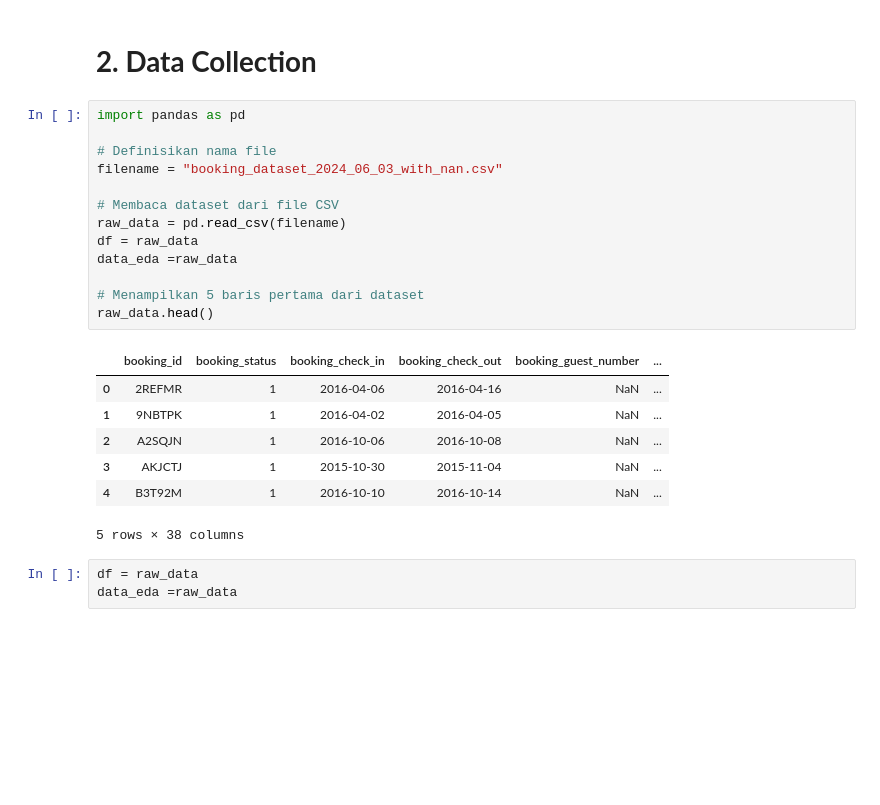
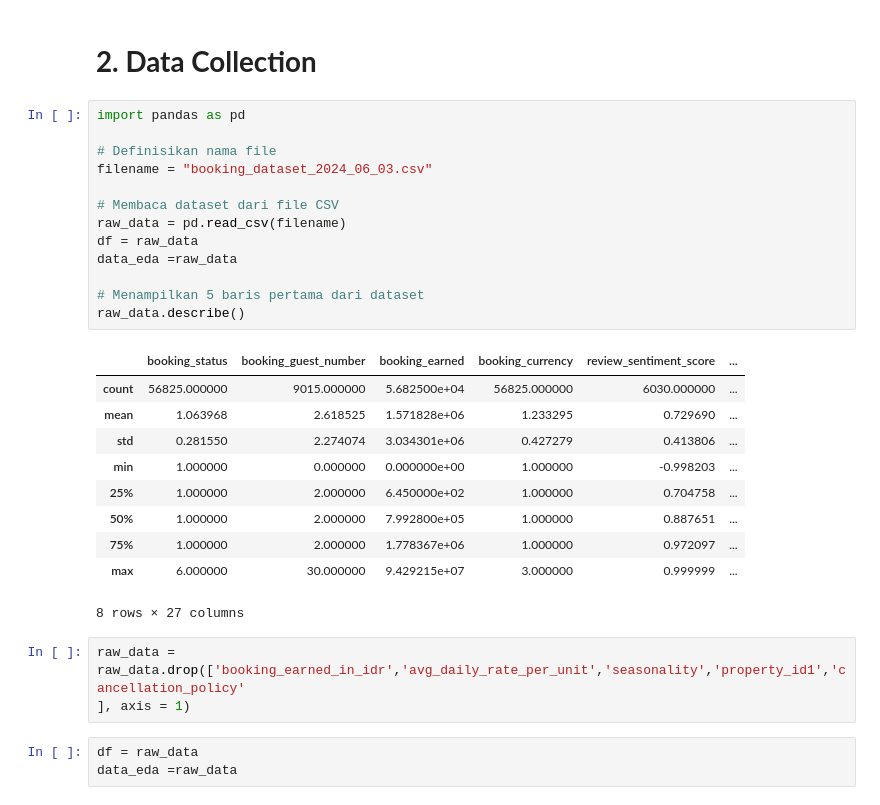
Before and after one commit to reshameir/c241-rp01-bangkit-capstone, a Jupyter notebook: chapstone.ipynb, the cells around one changed output. Saved outputs shown, nothing was run; the diff lists cells and outputs as text; blank space fills up the shorter version.

```diff
--- a/chapstone.ipynb
+++ b/chapstone.ipynb
@@ -50,24 +51,30 @@ warnings.filterwarnings('ignore')
 # %%
 import pandas as pd
 
 # Definisikan nama file
-filename = "booking_dataset_2024_06_03_with_nan.csv"
+filename = "booking_dataset_2024_06_03.csv"
 
 # Membaca dataset dari file CSV
 raw_data = pd.read_csv(filename)
 df = raw_data
 data_eda =raw_data
 
 # Menampilkan 5 baris pertama dari dataset
-raw_data.head()
+raw_data.describe()
 # %% [output]
-|  | booking_id | booking_status | booking_check_in | booking_check_out | booking_guest_number | ... |
-| 0 | 2REFMR | 1 | 2016-04-06 | 2016-04-16 | NaN | ... |
-| 1 | 9NBTPK | 1 | 2016-04-02 | 2016-04-05 | NaN | ... |
-| 2 | A2SQJN | 1 | 2016-10-06 | 2016-10-08 | NaN | ... |
-| 3 | AKJCTJ | 1 | 2015-10-30 | 2015-11-04 | NaN | ... |
-| 4 | B3T92M | 1 | 2016-10-10 | 2016-10-14 | NaN | ... |
+|  | booking_status | booking_guest_number | booking_earned | booking_currency | review_sentiment_score | ... |
+| count | 56825.000000 | 9015.000000 | 5.682500e+04 | 56825.000000 | 6030.000000 | ... |
+| mean | 1.063968 | 2.618525 | 1.571828e+06 | 1.233295 | 0.729690 | ... |
+| std | 0.281550 | 2.274074 | 3.034301e+06 | 0.427279 | 0.413806 | ... |
+| min | 1.000000 | 0.000000 | 0.000000e+00 | 1.000000 | -0.998203 | ... |
+| 25% | 1.000000 | 2.000000 | 6.450000e+02 | 1.000000 | 0.704758 | ... |
+| 50% | 1.000000 | 2.000000 | 7.992800e+05 | 1.000000 | 0.887651 | ... |
+| 75% | 1.000000 | 2.000000 | 1.778367e+06 | 1.000000 | 0.972097 | ... |
+| max | 6.000000 | 30.000000 | 9.429215e+07 | 3.000000 | 0.999999 | ... |
-5 rows × 38 columns
+8 rows × 27 columns
+# %%
+raw_data = raw_data.drop(['booking_earned_in_idr','avg_daily_rate_per_unit','seasonality','property_id1','cancellation_policy'
+], axis = 1)
 # %%
 df = raw_data
 data_eda =raw_data
```
Also changed, not shown: parts of 32 cells of this notebook, 1 other file.
